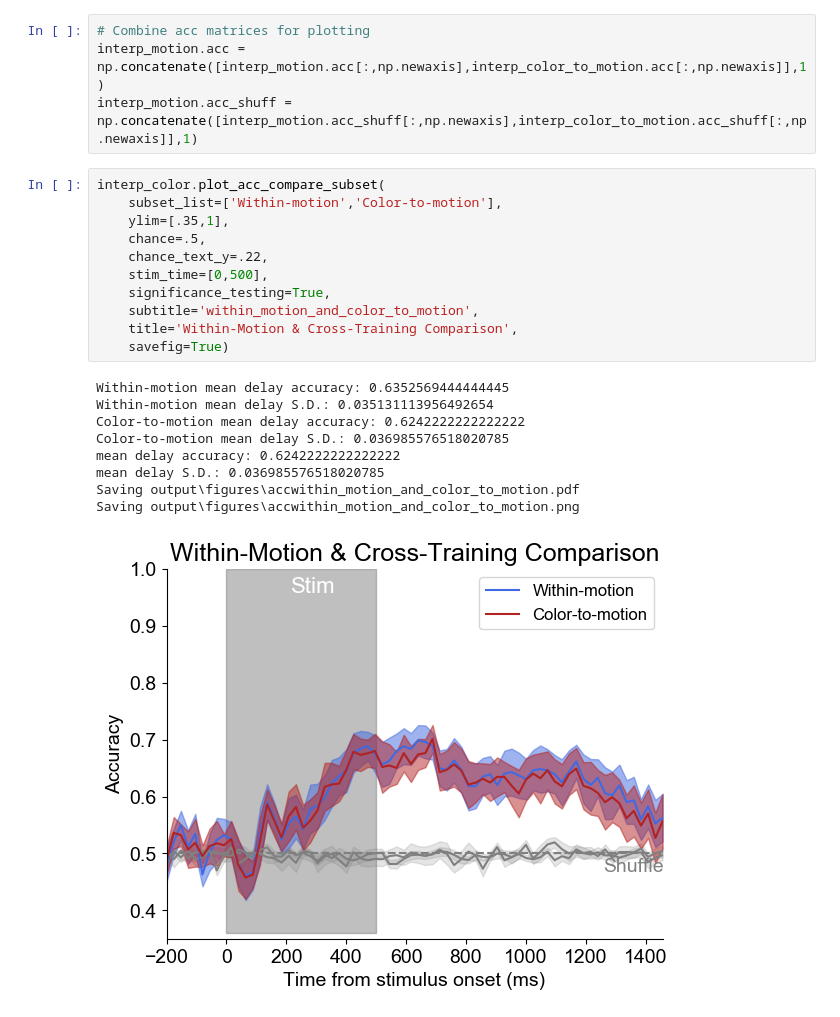
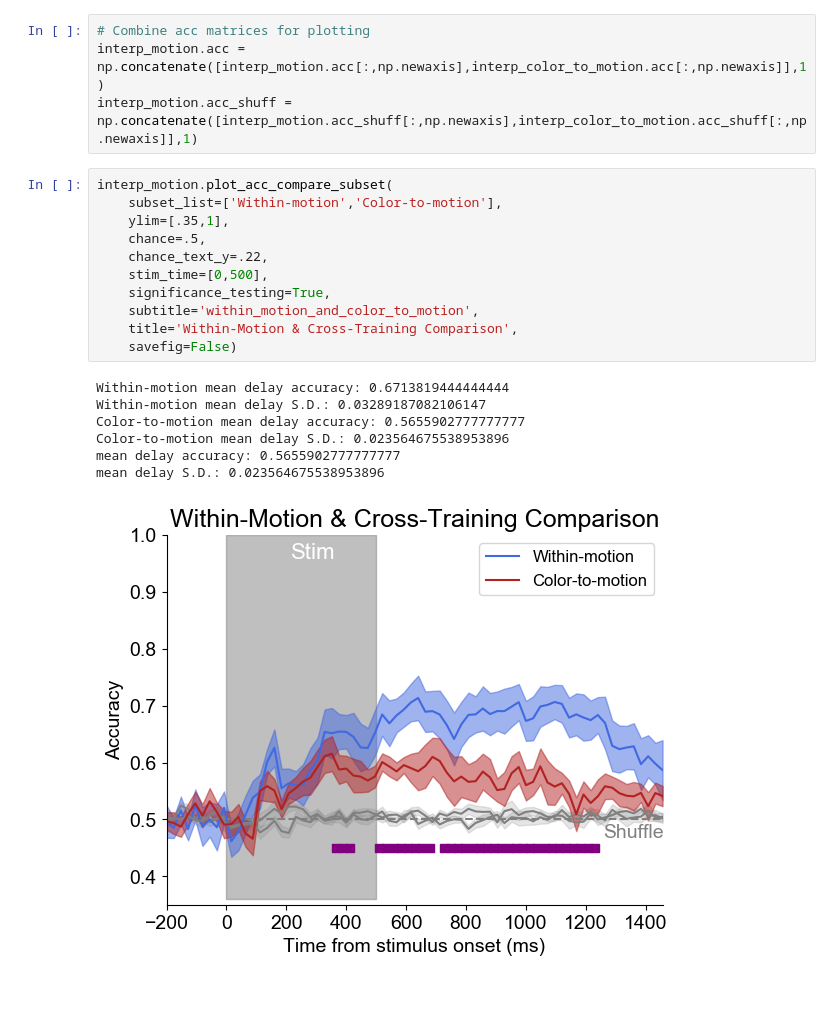
Before and after one commit to WilliamThyer/Feature-Independent-Load-Decoding, a Jupyter notebook: eggtoss/analysis/decode_load_across_feature.ipynb, the cells around one changed output. Saved outputs shown, nothing was run; the diff lists cells and outputs as text.

```diff
--- a/eggtoss/analysis/decode_load_across_feature.ipynb
+++ b/eggtoss/analysis/decode_load_across_feature.ipynb
@@ -167,23 +159,21 @@ Saving output\figures\accwithin_color_and_motion_to_color.png
 interp_motion.acc = np.concatenate([interp_motion.acc[:,np.newaxis],interp_color_to_motion.acc[:,np.newaxis]],1)
 interp_motion.acc_shuff = np.concatenate([interp_motion.acc_shuff[:,np.newaxis],interp_color_to_motion.acc_shuff[:,np.newaxis]],1)
 # %%
-interp_color.plot_acc_compare_subset(
+interp_motion.plot_acc_compare_subset(
     subset_list=['Within-motion','Color-to-motion'],
     ylim=[.35,1],
     chance=.5,
     chance_text_y=.22,
     stim_time=[0,500],
     significance_testing=True,
     subtitle='within_motion_and_color_to_motion',
     title='Within-Motion & Cross-Training Comparison',
-    savefig=True)
+    savefig=False)
 # %% [output]
-Within-motion mean delay accuracy: 0.6352569444444445
-Within-motion mean delay S.D.: 0.035131113956492654
-Color-to-motion mean delay accuracy: 0.6242222222222222
-Color-to-motion mean delay S.D.: 0.036985576518020785
-mean delay accuracy: 0.6242222222222222
-mean delay S.D.: 0.036985576518020785
-Saving output\figures\accwithin_motion_and_color_to_motion.pdf
-Saving output\figures\accwithin_motion_and_color_to_motion.png
+Within-motion mean delay accuracy: 0.6713819444444444
+Within-motion mean delay S.D.: 0.03289187082106147
+Color-to-motion mean delay accuracy: 0.5655902777777777
+Color-to-motion mean delay S.D.: 0.023564675538953896
+mean delay accuracy: 0.5655902777777777
+mean delay S.D.: 0.023564675538953896
-[figure, old version]
+[figure, new version]
```
Also changed, not shown: parts of 9 cells of this notebook, 7 other files.
